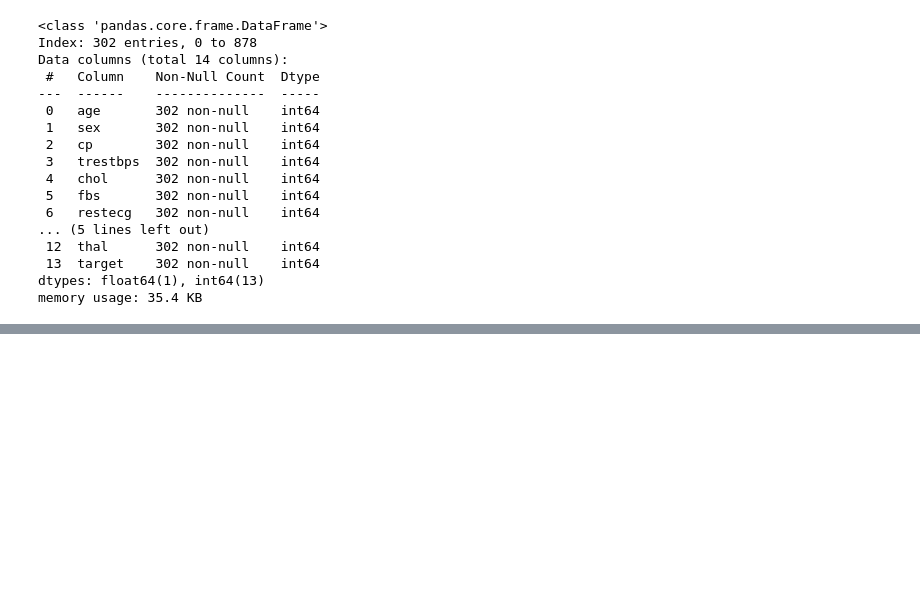
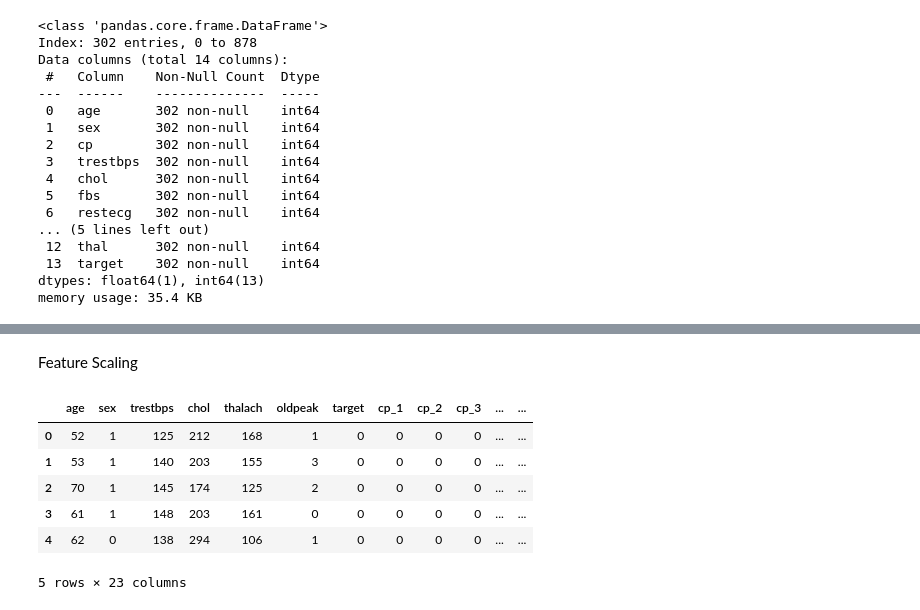
Before and after one commit to gaciuki2402/Heart-Disease-Predictive-System, a Jupyter notebook: Untitled1.ipynb, the cells around one changed output, grey strips where cells are left out. Cells and saved outputs as stored; diff of their text form; code cells hidden in the pictures; blank space fills up the shorter version.

```diff
--- a/Untitled1.ipynb
+++ b/Untitled1.ipynb
@@ -115 +115,13 @@ data.head()
 5 rows × 23 columns
+# %% [markdown]
+Feature Scaling
+# %%
+data.head()
+# %% [output]
+|  | age | sex | trestbps | chol | thalach | oldpeak | target | cp_1 | cp_2 | cp_3 | ... | ... |
+| 0 | 52 | 1 | 125 | 212 | 168 | 1 | 0 | 0 | 0 | 0 | ... | ... |
+| 1 | 53 | 1 | 140 | 203 | 155 | 3 | 0 | 0 | 0 | 0 | ... | ... |
+| 2 | 70 | 1 | 145 | 174 | 125 | 2 | 0 | 0 | 0 | 0 | ... | ... |
+| 3 | 61 | 1 | 148 | 203 | 161 | 0 | 0 | 0 | 0 | 0 | ... | ... |
+| 4 | 62 | 0 | 138 | 294 | 106 | 1 | 0 | 0 | 0 | 0 | ... | ... |
+5 rows × 23 columns
```
Also changed, not shown: parts of 45 cells of this notebook.
